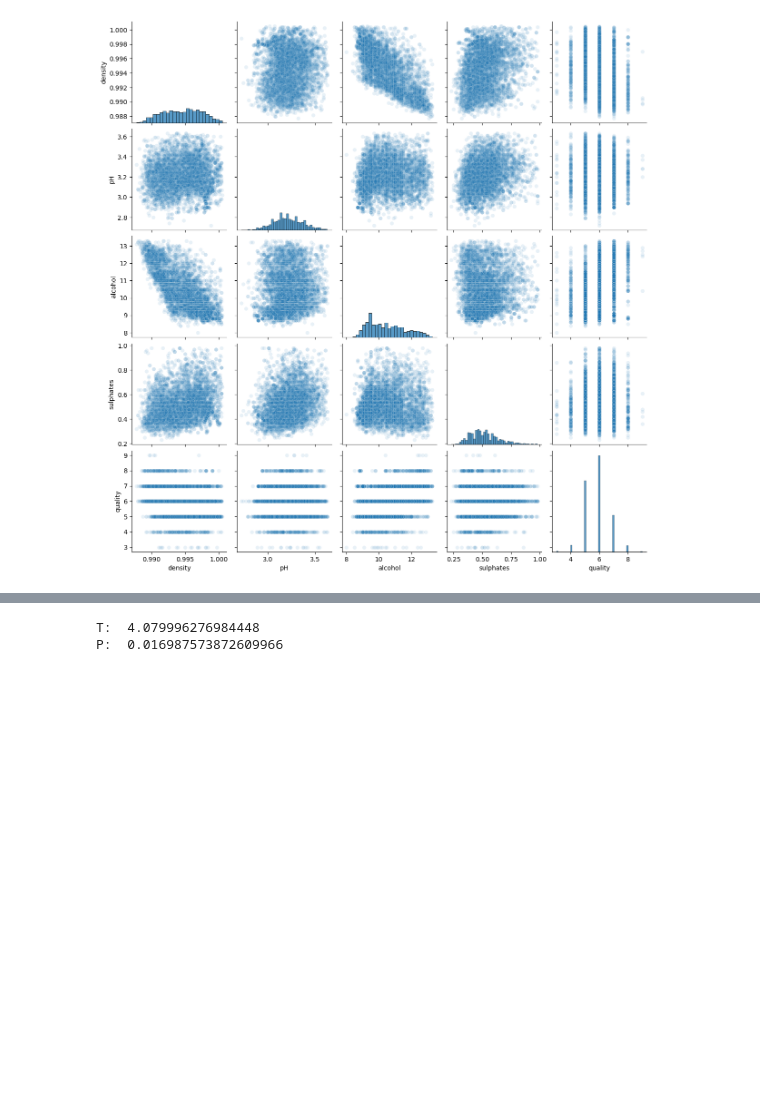
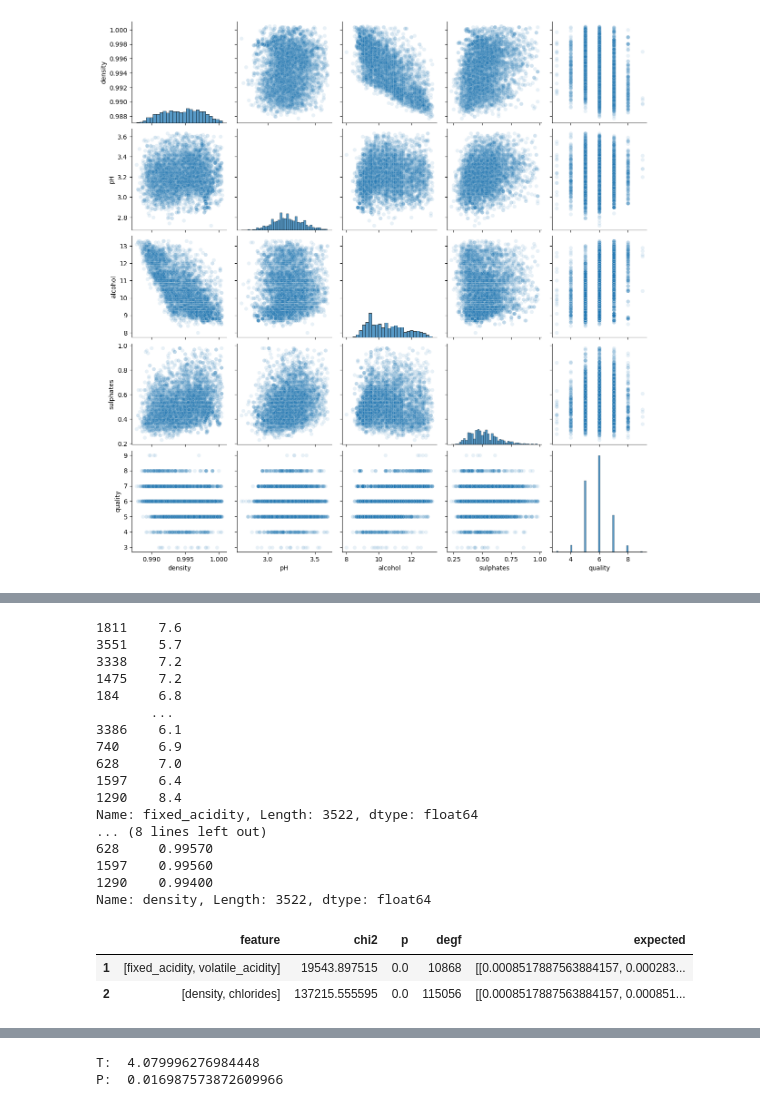
Before and after one commit to pagelwine/wine_project, a Jupyter notebook: divante_scratch.ipynb, the cells around one changed output, grey strips where cells are left out. Drawn from its saved outputs; the diff is of its cells as text; code cells hidden in the pictures; blank space fills up the shorter version.

```diff
--- a/divante_scratch.ipynb
+++ b/divante_scratch.ipynb
@@ -164,3 +181,29 @@ train
+# %%
+columns_list = [['fixed_acidity', 'volatile_acidity'], ['density', 'chlorides']]
+
+the_df = wrangle.chi2_test(train, columns_list)
+the_df
+# %% [output]
+1811    7.6
+3551    5.7
+3338    7.2
+1475    7.2
+184     6.8
+       ...
+3386    6.1
+740     6.9
+628     7.0
+1597    6.4
+1290    8.4
+Name: fixed_acidity, Length: 3522, dtype: float64
+... (8 lines left out)
+628     0.99570
+1597    0.99560
+1290    0.99400
+Name: density, Length: 3522, dtype: float64
+|  | feature | chi2 | p | degf | expected |
+| 1 | [fixed_acidity, volatile_acidity] | 19543.897515 | 0.0 | 10868 | [[0.0008517887563884157, 0.000283... |
+| 2 | [density, chlorides] | 137215.555595 | 0.0 | 115056 | [[0.0008517887563884157, 0.000851... |
 # %%
 X = train[['citric_acid', 'residual_sugar']]
 
```
Also changed, not shown: parts of 16 cells of this notebook, 1 other file.
